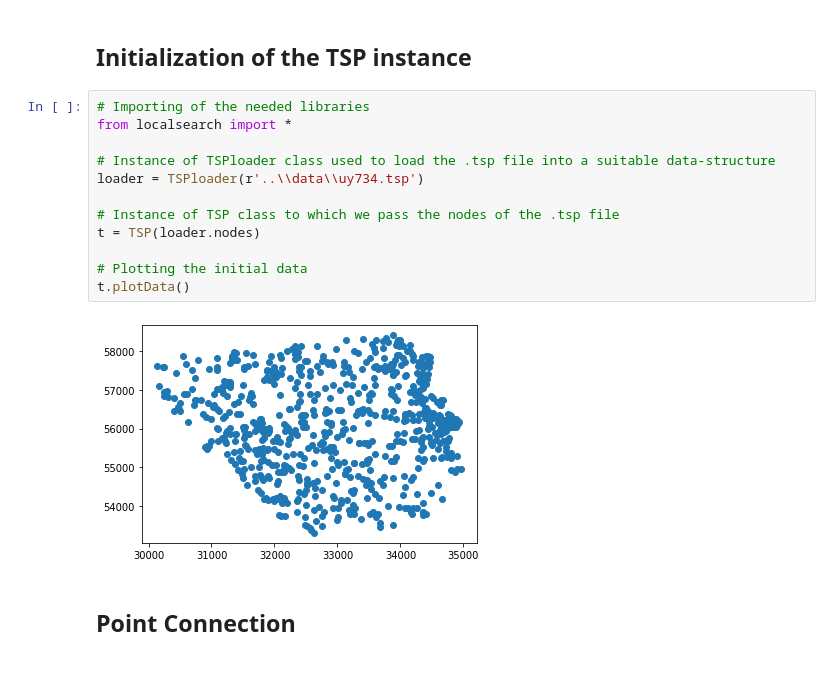
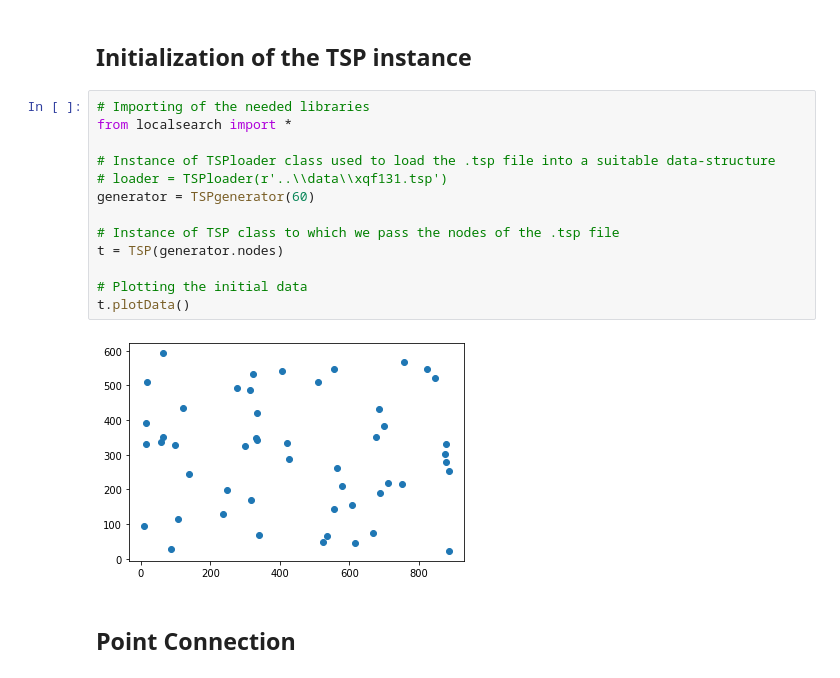
Before and after one commit to L4plac3/localsearch_tsp, a Jupyter notebook: code/test.ipynb, the cells around one changed output. Drawn from its saved outputs; the diff is of its cells as text.

```diff
--- a/code/test.ipynb
+++ b/code/test.ipynb
@@ -5,17 +5,18 @@
 # %%
 # Importing of the needed libraries
 from localsearch import *
 
 # Instance of TSPloader class used to load the .tsp file into a suitable data-structure
-loader = TSPloader(r'..\\data\\uy734.tsp')
+# loader = TSPloader(r'..\\data\\xqf131.tsp')
+generator = TSPgenerator(60)
 
 # Instance of TSP class to which we pass the nodes of the .tsp file
-t = TSP(loader.nodes)
+t = TSP(generator.nodes)
 
 # Plotting the initial data
 t.plotData()
 # %% [output]
-[figure, old version]
+[figure, new version]
 # %% [markdown]
 ## Point Connection
 # %%
```
Also changed, not shown: parts of 14 cells of this notebook, 1 other file.
